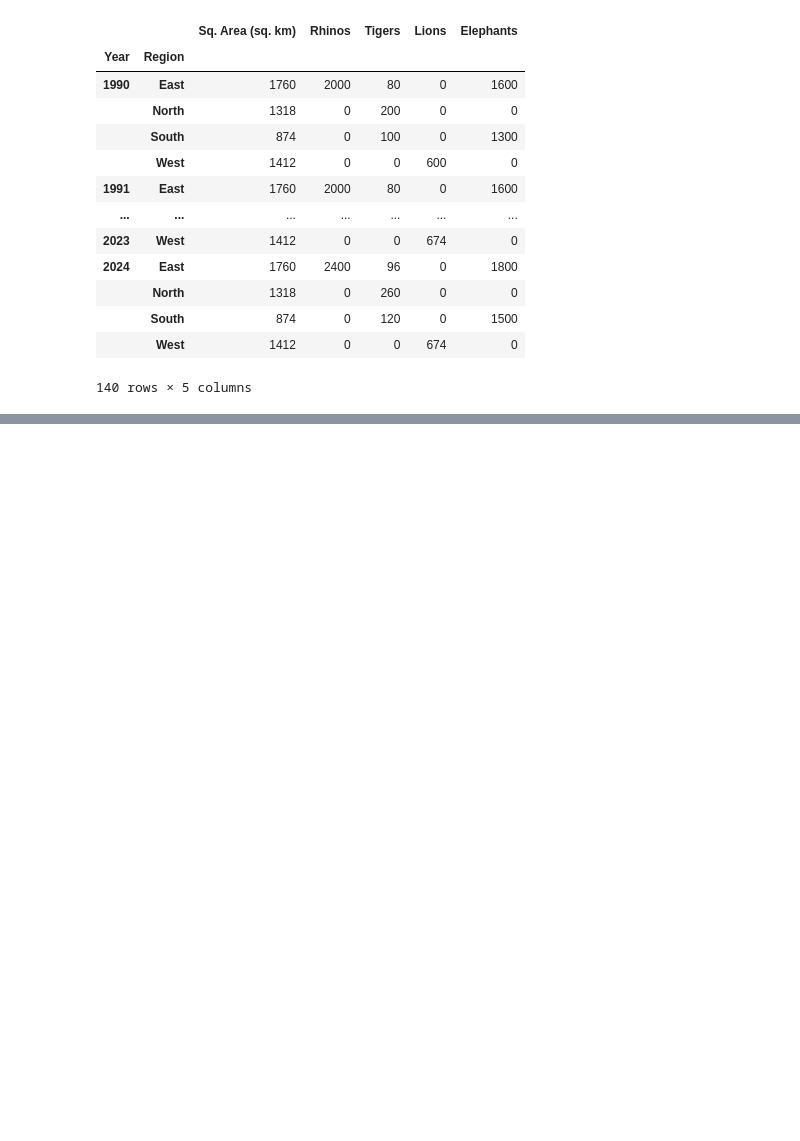
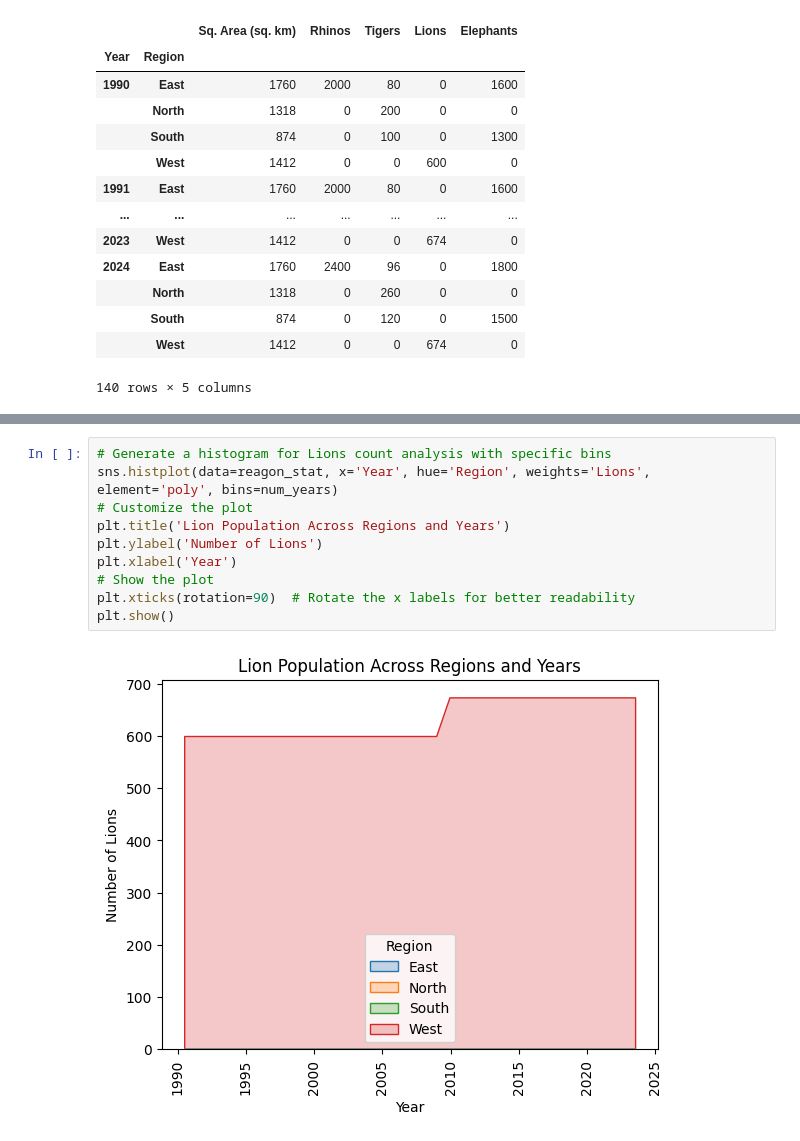
Before and after one commit to kunal-paul04/pandas_projects, a Jupyter notebook: National_Park_Wildlife_Analysis/wildlife_analysis.ipynb, the cells around one changed output, grey strips where cells are left out. Cells and saved outputs as stored; diff of their text form; blank space fills up the shorter version.

```diff
--- a/National_Park_Wildlife_Analysis/wildlife_analysis.ipynb
+++ b/National_Park_Wildlife_Analysis/wildlife_analysis.ipynb
@@ -128,0 +164,12 @@ df.groupby(['Year', 'Region']).agg({'Sq. Area (sq. km)':'sum', 'Rhinos':'sum', '
+# %%
+# Generate a histogram for Lions count analysis with specific bins
+sns.histplot(data=reagon_stat, x='Year', hue='Region', weights='Lions', element='poly', bins=num_years)
+# Customize the plot
+plt.title('Lion Population Across Regions and Years')
+plt.ylabel('Number of Lions')
+plt.xlabel('Year')
+# Show the plot
+plt.xticks(rotation=90)  # Rotate the x labels for better readability
+plt.show()
+# %% [output]
+[figure, added]
```
Also changed, not shown: parts of 7 cells of this notebook.
